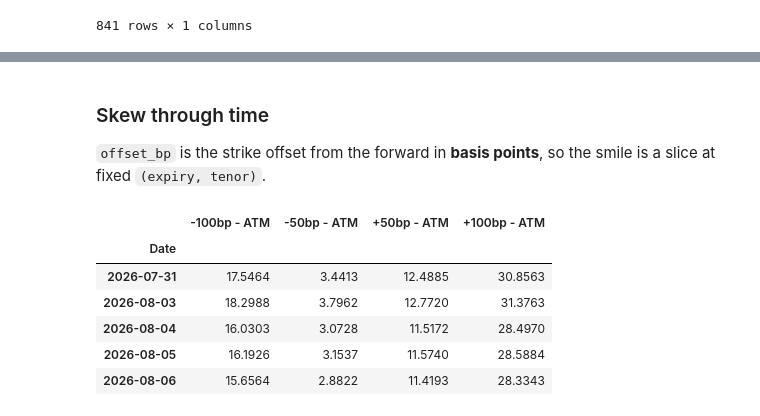
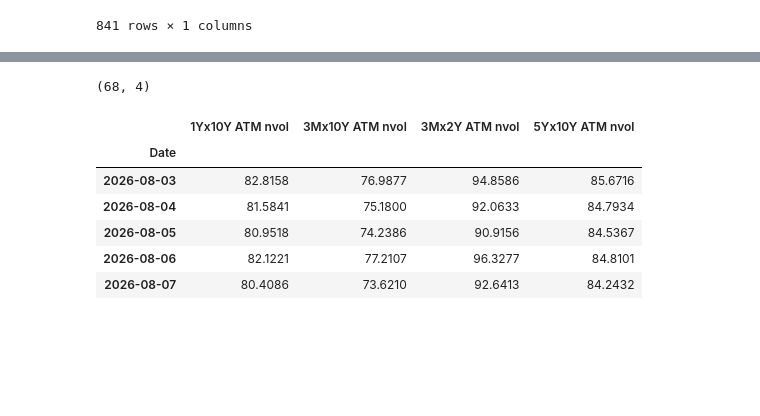
Before and after one commit to yieldcurvemonkey/ARBS, a Jupyter notebook: notebooks/timeseries/citivelo_curves_and_cubes_timeseries.ipynb, the cells around one changed output, grey strips where cells are left out. Drawn from its saved outputs; the diff is of its cells as text; code cells hidden in the pictures; blank space fills up the shorter version.

```diff
--- a/notebooks/timeseries/citivelo_curves_and_cubes_timeseries.ipynb
+++ b/notebooks/timeseries/citivelo_curves_and_cubes_timeseries.ipynb
@@ -350,41 +424,38 @@ atm.tail()
+# %%
+PAIRS = ["3Mx10Y", "1Yx10Y", "5Yx10Y", "3Mx2Y"]
+
+atm_queries = [
+    UnifiedQuery(
+        curve=VOL_CURVE,
+        selector={"shorthand": sh, "strike": "ATMF"},
+        structure=UnifiedStructure.IRSWAPTION_STRADDLE,
+        value=UnifiedValue.IRSWAPTION_NVOL,
+        name=f"{sh} ATM nvol",
+    )
+    for sh in PAIRS
+]
+
+atm = ts.get_timeseries(
+    start=VOL_START,
+    end=VOL_END,
+    timestamps=VOL_TS,
+    queries=atm_queries,
+    routers={"IRSWAPTION": swaption_tb},
+    n_jobs=4,
+)
+print(atm.shape)
+atm.tail()
+# %% [output]
+(68, 4)
+|  | 1Yx10Y ATM nvol | 3Mx10Y ATM nvol | 3Mx2Y ATM nvol | 5Yx10Y ATM nvol |
+| Date |  |  |  |  |
+| 2026-08-03 | 82.8158 | 76.9877 | 94.8586 | 85.6716 |
+| 2026-08-04 | 81.5841 | 75.1800 | 92.0633 | 84.7934 |
+| 2026-08-05 | 80.9518 | 74.2386 | 90.9156 | 84.5367 |
+| 2026-08-06 | 82.1221 | 77.2107 | 96.3277 | 84.8101 |
+| 2026-08-07 | 80.4086 | 73.6210 | 92.6413 | 84.2432 |
 # %%
 plot, fig, ax, ax2, legend = make_secondary_axis_plot(engine="plotly")
 for col in atm.columns:
     plot(atm[col], which="left")
 legend(valfmt="{:.1f}", show_date=True)
-# %% [markdown]
-### Skew through time
-
-`offset_bp` is the strike offset from the forward in **basis points**, so the smile
-is a slice at fixed `(expiry, tenor)`.
-# %%
-def skew_timeseries(asset, expiry, tail, offsets, start, end):
-    days = [d for d in cube_store.available_dates(asset) if start <= d <= end]
-    out = []
-    for d in days:
-        frame = cube_store.read_day(asset, d)
-        sl = frame[(frame["expiry"] == expiry) & (frame["tenor"] == tail)]
-        row = {"Date": d}
-        for off in offsets:
-            cell = sl[sl["offset_bp"] == off]
-            row[f"{off:+d}bp"] = float(cell["vol_bp"].iloc[0]) if len(cell) else np.nan
-        out.append(row)
-    frame = pd.DataFrame(out).set_index("Date")
-    # Quote the wings against ATM: the level moves far more than the shape.
-    for col in frame.columns:
-        if col != "+0bp":
-            frame[f"{col} - ATM"] = frame[col] - frame["+0bp"]
-    return frame
-
-
-skew = skew_timeseries(VOL_ASSET, "3M", "10Y", [-100, -50, 0, 50, 100],
-                       datetime.date(2025, 1, 1), datetime.date(2026, 8, 6))
-skew[[c for c in skew.columns if c.endswith("- ATM")]].tail()
-# %% [output]
-|  | -100bp - ATM | -50bp - ATM | +50bp - ATM | +100bp - ATM |
-| Date |  |  |  |  |
-| 2026-07-31 | 17.5464 | 3.4413 | 12.4885 | 30.8563 |
-| 2026-08-03 | 18.2988 | 3.7962 | 12.7720 | 31.3763 |
-| 2026-08-04 | 16.0303 | 3.0728 | 11.5172 | 28.4970 |
-| 2026-08-05 | 16.1926 | 3.1537 | 11.5740 | 28.5884 |
-| 2026-08-06 | 15.6564 | 2.8822 | 11.4193 | 28.3343 |
```
Also changed, not shown: parts of 25 cells of this notebook.
